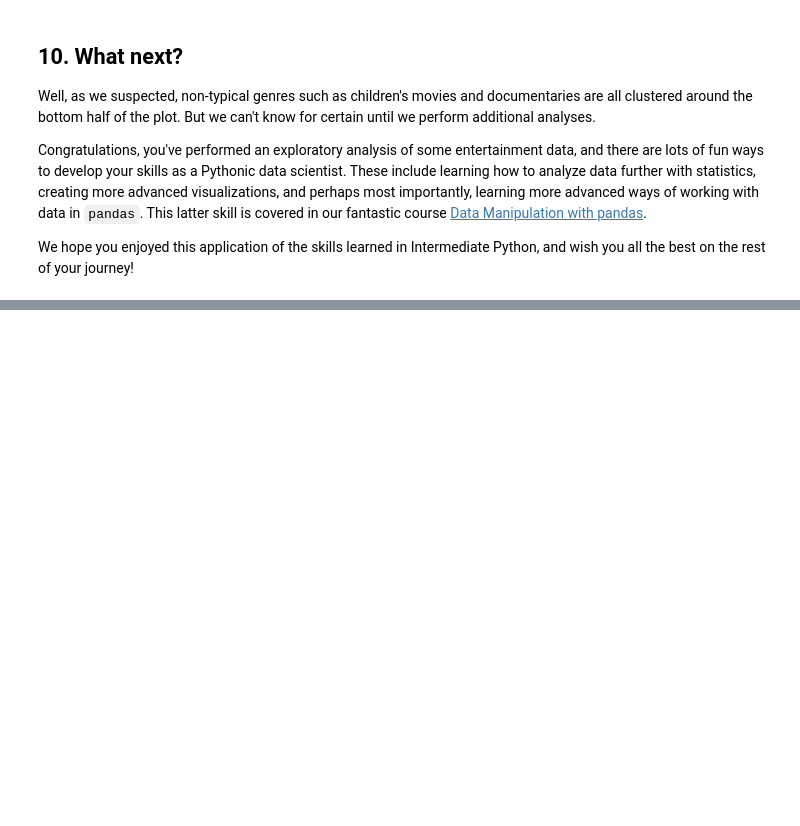
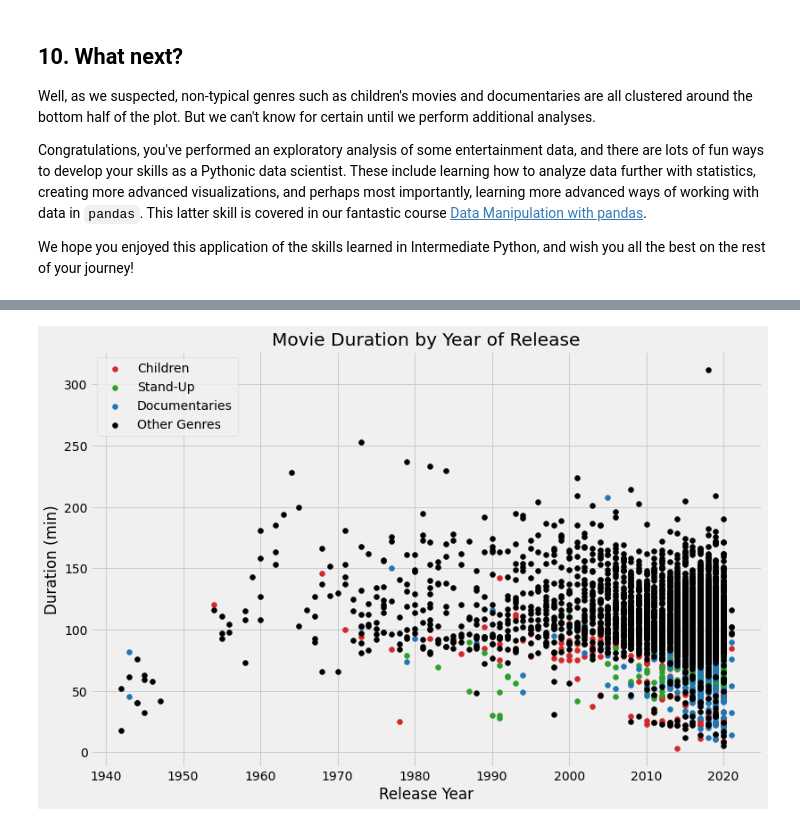
Before and after one commit to vuanhtuan1012/data-scientist-with-python, a Jupyter notebook: 03_Investigating Netflix Movies and Guest Stars in The Office/notebook.ipynb, the cells around one changed output, grey strips where cells are left out. Saved outputs shown, nothing was run; the diff lists cells and outputs as text; code cells hidden in the pictures; blank space fills up the shorter version.

```diff
--- a/03_Investigating Netflix Movies and Guest Stars in The Office/notebook.ipynb
+++ b/03_Investigating Netflix Movies and Guest Stars in The Office/notebook.ipynb
@@ -220,0 +223,4 @@ are_movies_getting_shorter = 'maybe'
+# %%
+# dataframe of children genre
+children_df = netflix_movies_col_subset[netflix_movies_col_subset['genre'] == 'Children']
+children_df.head()
@@ -220,0 +234,4 @@ are_movies_getting_shorter = 'maybe'
+# %%
+# dataframe of stand-up genre
+standup_df = netflix_movies_col_subset[netflix_movies_col_subset['genre'] == 'Stand-Up']
+standup_df.head()
@@ -220,0 +245,4 @@ are_movies_getting_shorter = 'maybe'
+# %%
+# dataframe of documentaires genre
+documentaries_df = netflix_movies_col_subset[netflix_movies_col_subset['genre'] == 'Documentaries']
+documentaries_df.head()
@@ -220,0 +256,4 @@ are_movies_getting_shorter = 'maybe'
+# %%
+# dataframe of other genres
+others_df = netflix_movies_col_subset[~netflix_movies_col_subset['genre'].isin(['Children', 'Stand-Up', 'Documentaries'])]
+others_df.head()
@@ -220,0 +267,26 @@ are_movies_getting_shorter = 'maybe'
+# %%
+# Set the figure style and initalize a new figure
+plt.style.use('fivethirtyeight')
+fig = plt.figure(figsize=(12,8))
+
+# Create a scatter plot of duration versus release_year
+plt.scatter(children_df['release_year'], children_df['duration'], c='tab:red', label='Children')
+plt.scatter(standup_df['release_year'], standup_df['duration'], c='tab:green', label='Stand-Up')
+plt.scatter(documentaries_df['release_year'], documentaries_df['duration'], c='tab:blue', label='Documentaries')
+plt.scatter(others_df['release_year'], others_df['duration'], c='black', label='Other Genres')
+
+# Create a title and axis labels
+plt.title('Movie Duration by Year of Release')
+plt.xlabel('Release Year')
+plt.ylabel('Duration (min)')
+
+# Create legend
+plt.legend()
+
+# Show the plot
+plt.show()
+
+# Save figure to file
+fig.savefig('images/duration_by_year.jpg', bbox_inches="tight")
+# %% [output]
+[figure, added]
```
Also changed, not shown: parts of 7 cells of this notebook, 3 other files.
